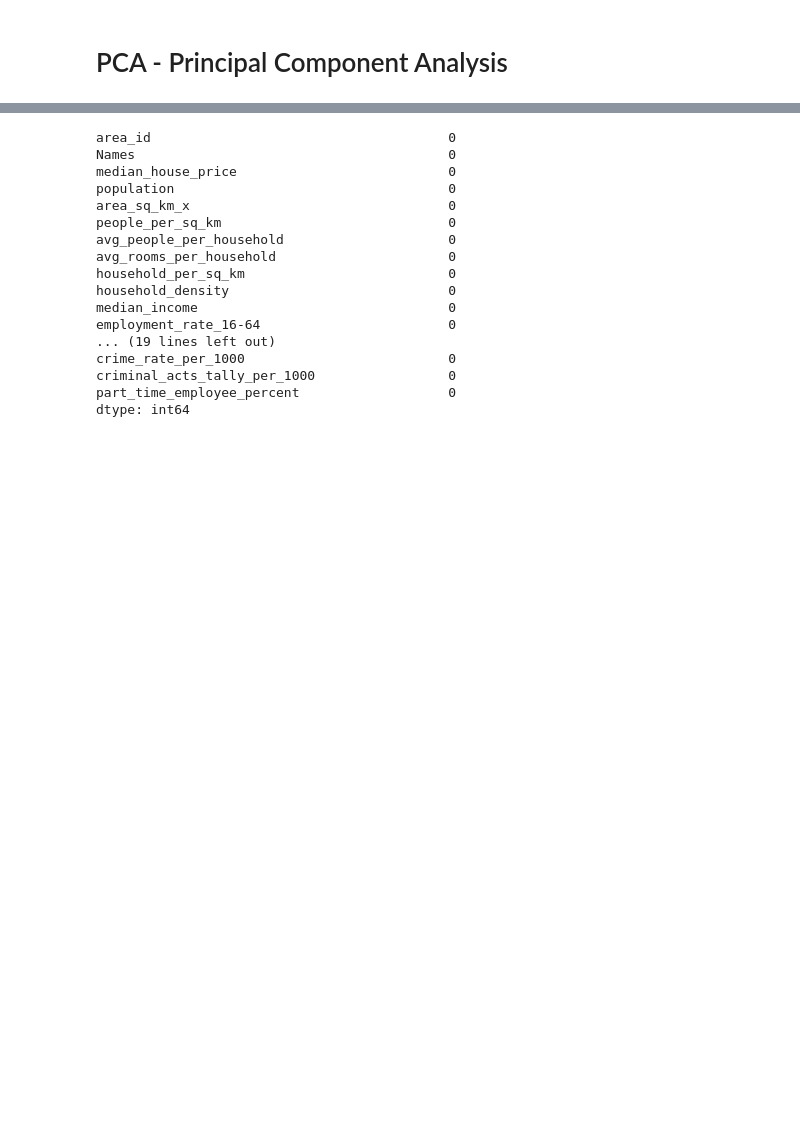
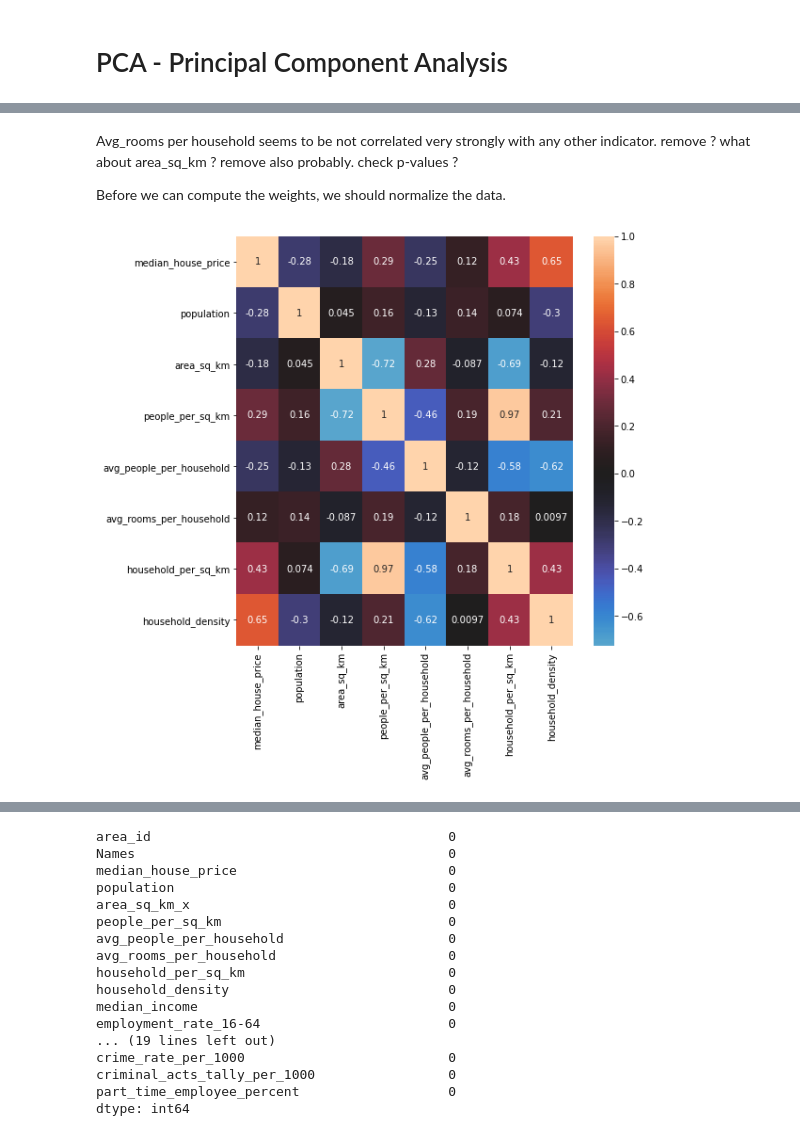
Before and after one commit to epfl-ada/ada-2020-project-milestone-p3-p3_datasurferz, a Jupyter notebook: p4.ipynb, the cells around one changed output, grey strips where cells are left out. Cells and saved outputs as stored; diff of their text form; code cells hidden in the pictures; blank space fills up the shorter version.

```diff
--- a/p4.ipynb
+++ b/p4.ipynb
@@ -544,0 +561,26 @@ from sklearn.decomposition import PCA
+# %%
+#Can choose between 'standardize' (xi - mean)/std or 're_scale' (rescales between 0 and 1), also can remove outliers or not
+# must be a list though, if remove all outliers just [True] or [False], if some columns yes and others no : [True, False...]
+# must match 'columns' lenght. (can be only 1 column)
+
+def normalize(df,method='standardize', remove_outliers = [True]):
+    data  = df.copy()
+    start = 1
+    if 'Names' in data.columns:
+        start = 2
+
+    if len(remove_outliers) == 1 :
+        remove_outliers = remove_outliers*data.shape[1]
+    elif len(remove_outliers) != data.shape[1] : print('Warning, remove_outliers size should match the one of colums')
+
+    for i,col in enumerate(data.columns[start:]) :
+        if remove_outliers[i] :
+            #remove outliers
+            data.loc[:,col] = data.loc[:,col].clip(lower = data.loc[:,col].quantile(0.025))
+            data.loc[:,col] = data.loc[:,col].clip(upper = data.loc[:,col].quantile(0.975))
+        if method == 'standardize' :
+            data.loc[:,col] = (data.loc[:,col] - data.loc[:,col].mean())/data.loc[:,col].std()
+        elif method == 're_scale' :
+            data.loc[:,col] = ((data.loc[:,col] - data.loc[:,col].min()) / (data.loc[:,col].max() - data.loc[:,col].min()))
+        else : print('Warning, unknown method ', method)
+    return data
@@ -544,0 +649,9 @@ from sklearn.decomposition import PCA
+# %% [markdown]
+Avg_rooms per household seems to be not correlated very strongly with any other indicator. remove ? what about area_sq_km ? remove also probably. check p-values ?
+
+Before we can compute the weights, we should normalize the data.
+# %%
+housing_norm = normalize(housing, 're_scale',remove_outliers = [True]) #changes correlations when removing outliers, same otherwise
+correlations_heatmap(housing_norm)
+# %% [output]
+[figure, added]
```
Also changed, not shown: parts of 20 cells of this notebook, 1 other file.
